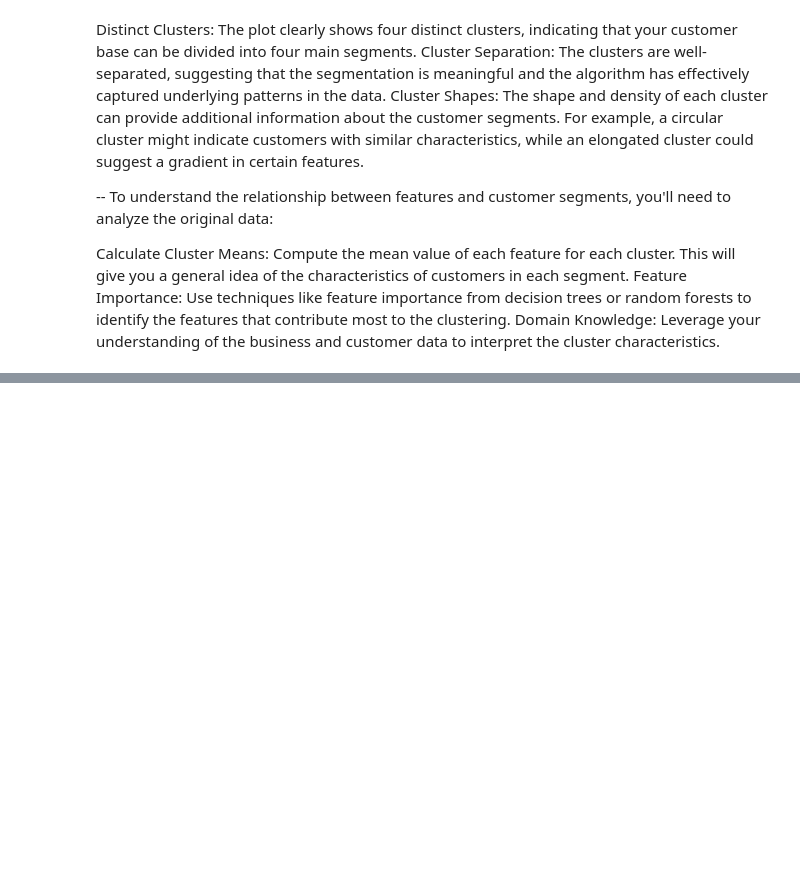
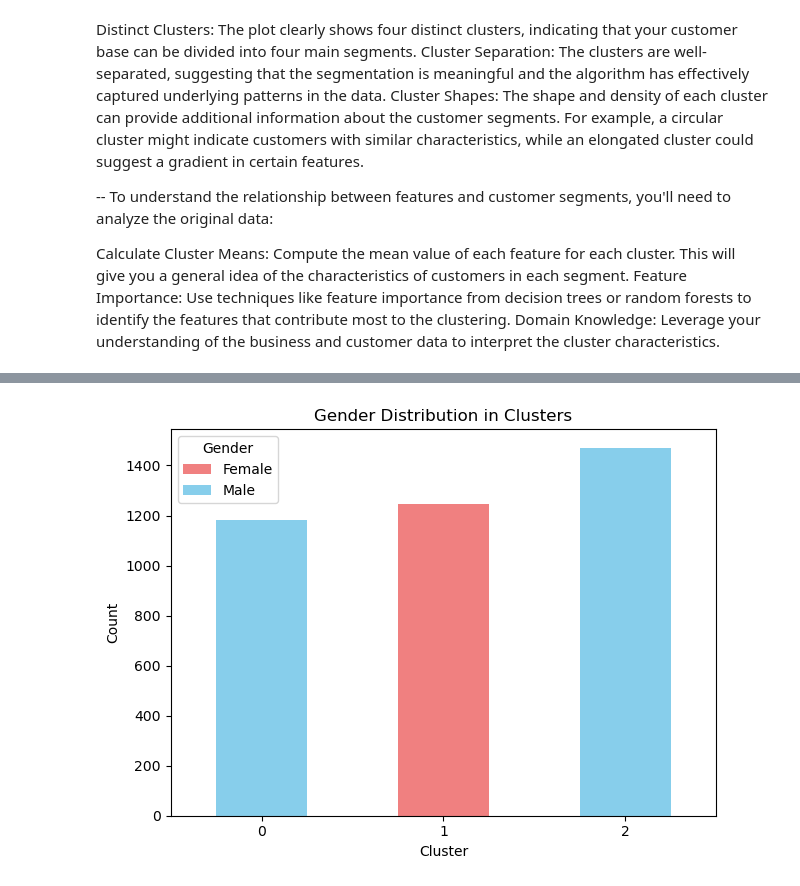
Before and after one commit to luisrodriguezror/project4, a Jupyter notebook: Customers_clustering.ipynb, the cells around one changed output, grey strips where cells are left out. Cells and saved outputs as stored; diff of their text form; code cells hidden in the pictures; blank space fills up the shorter version.

```diff
--- a/Customers_clustering.ipynb
+++ b/Customers_clustering.ipynb
@@ -181,0 +182,8 @@ cluster
+# %%
+# Count occurrences of gender within each cluster
+gender_counts = df.groupby(['cluster', 'gender']).size().reset_index(name='count')
+
+# Pivot the data for a clearer view
+gender_counts_pivot = gender_counts.pivot_table(index='cluster', columns='gender', values='count', fill_value=0)
+
+gender_counts_pivot
@@ -181,0 +196,20 @@ cluster
+# %%
+#Plots the distribution of gender within each cluster.
+
+def plot_gender_distribution(df, cluster, gender):
+
+
+  gender_counts = df.groupby([cluster, gender]).size().unstack()
+  gender_counts.plot(kind='bar', stacked=True, color=['lightcoral','skyblue'])
+  plt.xlabel("Cluster")
+  plt.ylabel("Count")
+  plt.title("Gender Distribution in Clusters")
+  plt.legend(title="Gender")
+  plt.xticks(rotation=0)
+  plt.tight_layout()
+  plt.show()
+
+# Plot gender distribution
+plot_gender_distribution(df.copy(), 'cluster', 'gender')
+# %% [output]
+[figure, added]
```
Also changed, not shown: parts of 9 cells of this notebook.
